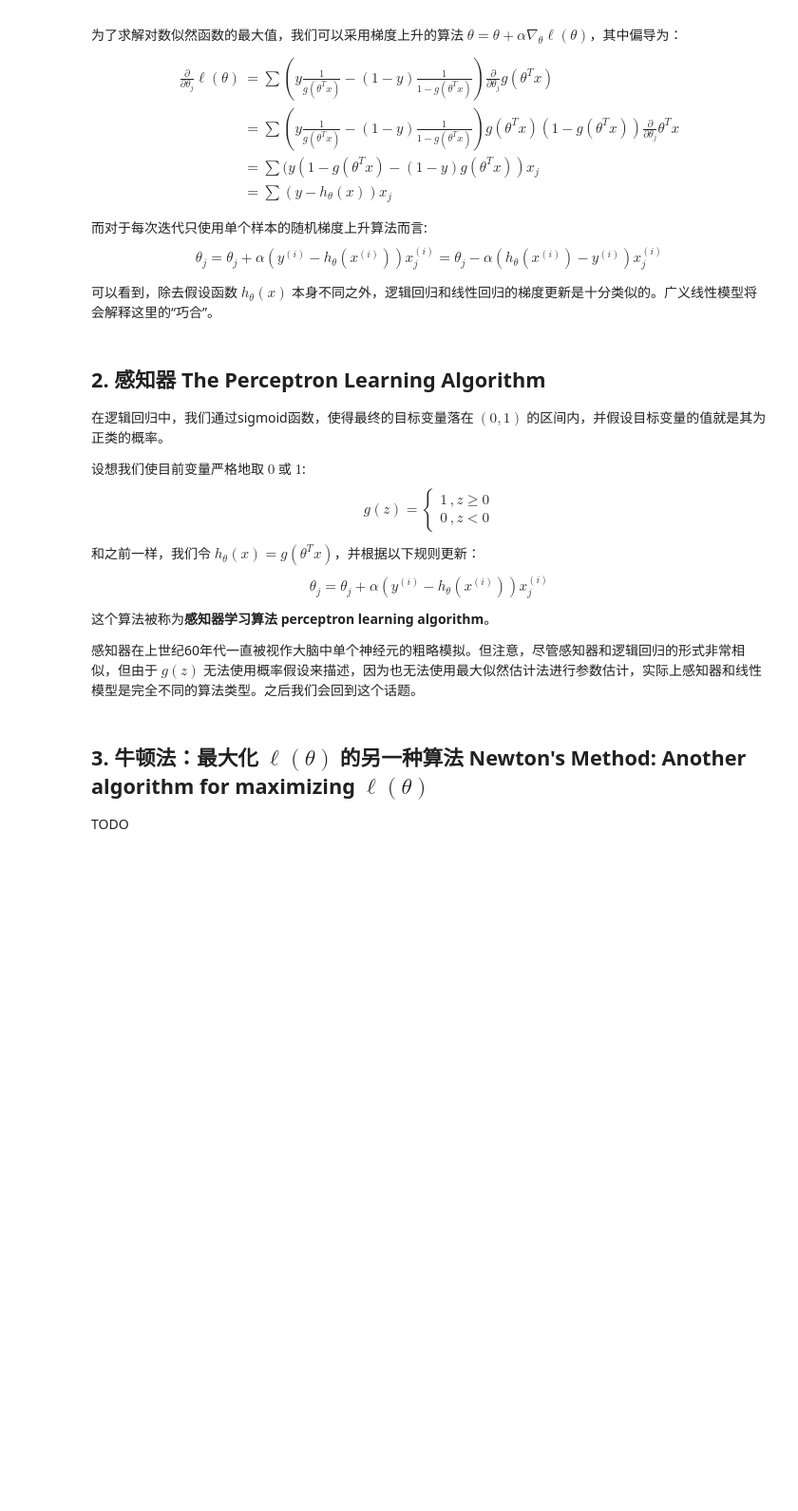
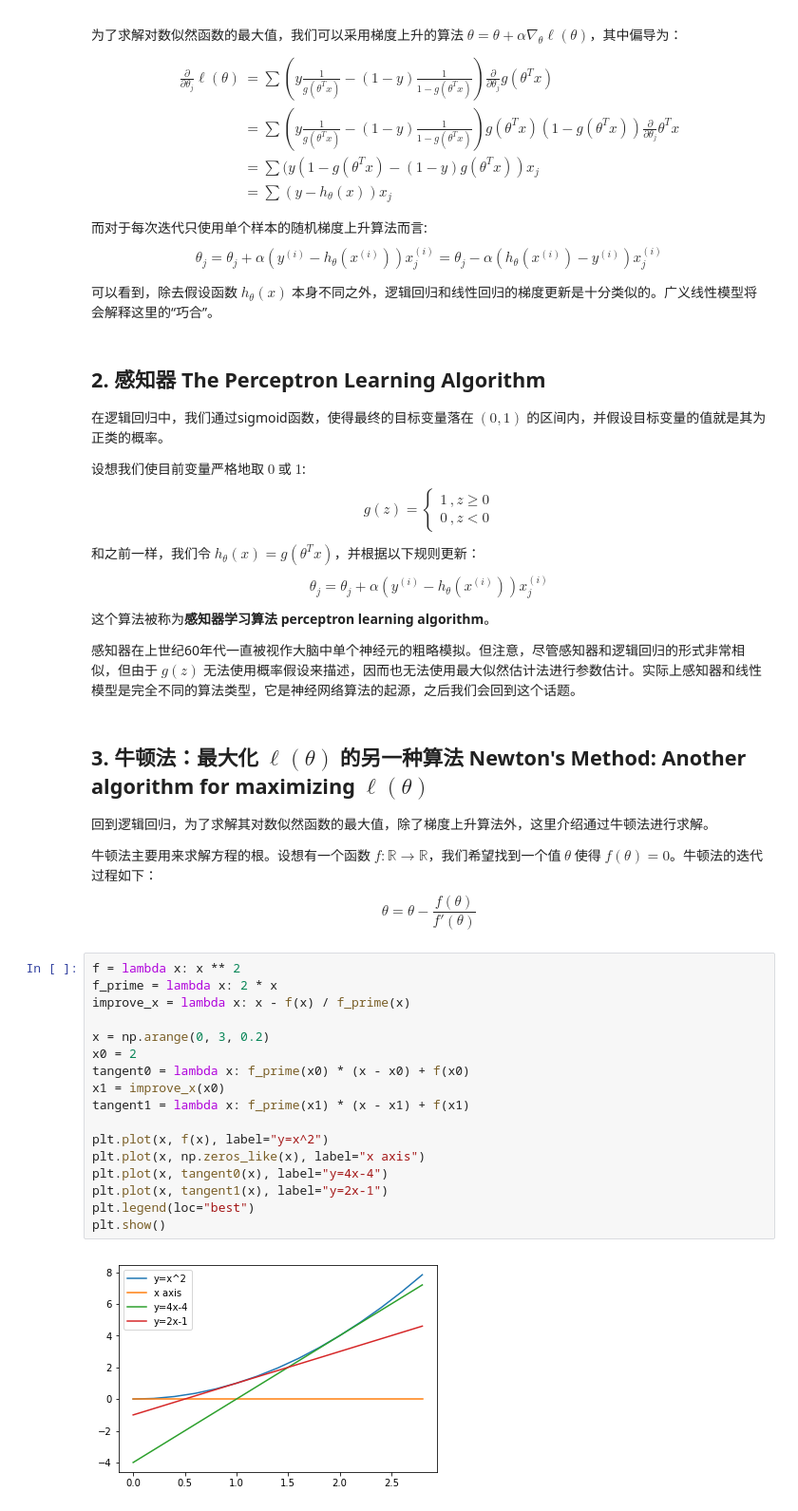
Before and after one commit to Youngyi/MachineLearning-1, a Jupyter notebook: Logistic Regression.ipynb, the cells around one changed output. Shown at 95% size. Drawn from its saved outputs; the diff is of its cells as text; blank space fills up the shorter version.

```diff
--- a/Logistic Regression.ipynb
+++ b/Logistic Regression.ipynb
@@ -97,8 +97,30 @@ $$
 $$ \theta_j = \theta_j + \alpha(y^{(i)} - h_\theta(x^{(i)}))x_j^{(i)} $$
 这个算法被称为**感知器学习算法 perceptron learning algorithm**。
 
-感知器在上世纪60年代一直被视作大脑中单个神经元的粗略模拟。但注意，尽管感知器和逻辑回归的形式非常相似，但由于 $g(z)$ 无法使用概率假设来描述，因为也无法使用最大似然估计法进行参数估计，实际上感知器和线性模型是完全不同的算法类型。之后我们会回到这个话题。
+感知器在上世纪60年代一直被视作大脑中单个神经元的粗略模拟。但注意，尽管感知器和逻辑回归的形式非常相似，但由于 $g(z)$ 无法使用概率假设来描述，因而也无法使用最大似然估计法进行参数估计。实际上感知器和线性模型是完全不同的算法类型，它是神经网络算法的起源，之后我们会回到这个话题。
 # %% [markdown]
 ## 3. 牛顿法：最大化 $\ell(\theta)$ 的另一种算法 Newton's Method: Another algorithm for maximizing $\ell(\theta)$
 
-TODO
+回到逻辑回归，为了求解其对数似然函数的最大值，除了梯度上升算法外，这里介绍通过牛顿法进行求解。
+
+牛顿法主要用来求解方程的根。设想有一个函数 $f: \mathbb{R} \rightarrow \mathbb{R}$，我们希望找到一个值 $\theta$ 使得 $f(\theta)=0$。牛顿法的迭代过程如下：
+$$ \theta = \theta - \frac{f(\theta)}{f'(\theta)} $$
+# %%
+f = lambda x: x ** 2
+f_prime = lambda x: 2 * x
+improve_x = lambda x: x - f(x) / f_prime(x)
+
+x = np.arange(0, 3, 0.2)
+x0 = 2
+tangent0 = lambda x: f_prime(x0) * (x - x0) + f(x0)
+x1 = improve_x(x0)
+tangent1 = lambda x: f_prime(x1) * (x - x1) + f(x1)
+
+plt.plot(x, f(x), label="y=x^2")
+plt.plot(x, np.zeros_like(x), label="x axis")
+plt.plot(x, tangent0(x), label="y=4x-4")
+plt.plot(x, tangent1(x), label="y=2x-1")
+plt.legend(loc="best")
+plt.show()
+# %% [output]
+[figure, added]
```
Also changed, not shown: parts of 1 cell of this notebook.
